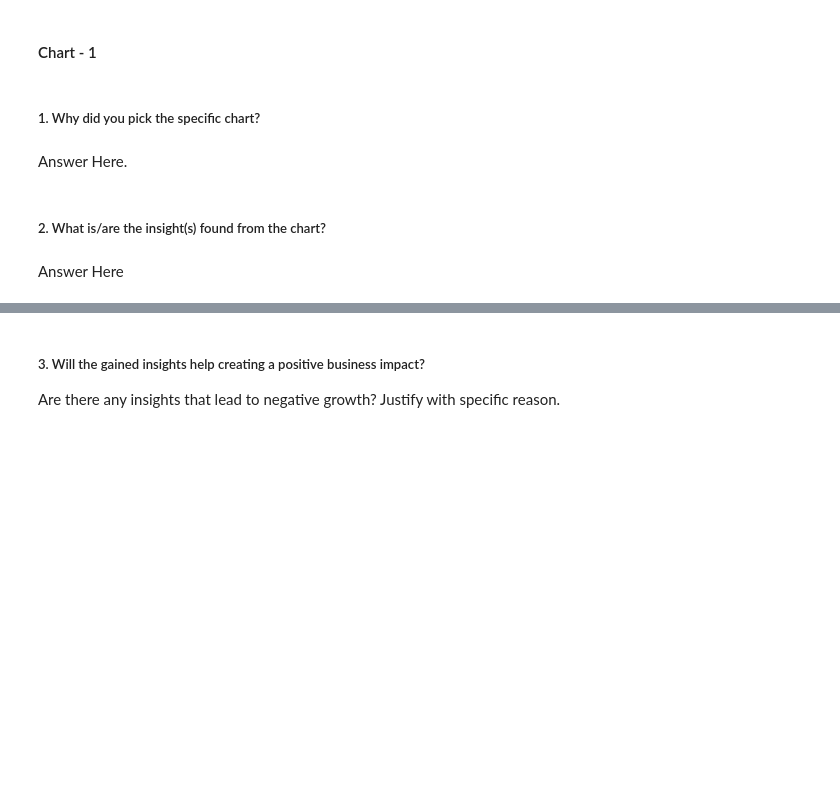
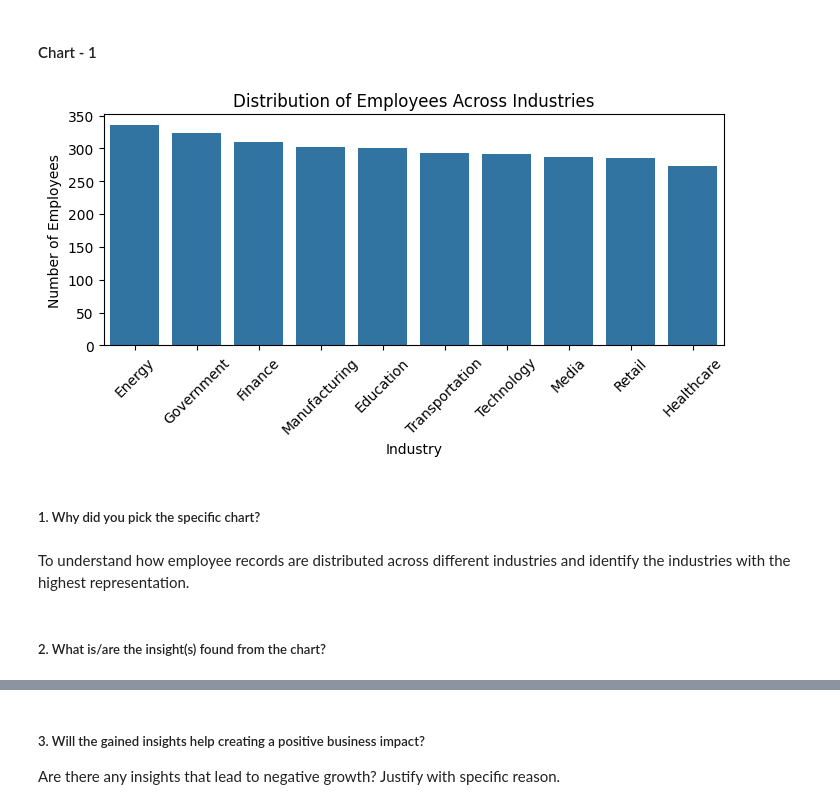
Before and after one commit to ianujrathore/GenerativeAI-and-AgenticAI, a Jupyter notebook: EDA_Project_AI_Impact_on_Job_Market_by_2030.ipynb, the cells around one changed output, grey strips where cells are left out. Drawn from its saved outputs; the diff is of its cells as text; code cells hidden in the pictures; blank space fills up the shorter version.

Commit message:
Add first five EDA charts with insights

```diff
--- a/EDA_Project_AI_Impact_on_Job_Market_by_2030.ipynb
+++ b/EDA_Project_AI_Impact_on_Job_Market_by_2030.ipynb
@@ -275,8 +273,17 @@ Insights:
+# %%
+# Chart - 1 visualization code
+plt.figure(figsize=(8,3))
+sns.countplot(x='Industry', data=df, order=df['Industry'].value_counts().index)
+plt.title('Distribution of Employees Across Industries')
+plt.xlabel('Industry')
+plt.ylabel('Number of Employees')
+plt.xticks(rotation=45)
+plt.show()
+# %% [output]
+[figure, added]
 # %% [markdown]
 ##### 1. Why did you pick the specific chart?
-# %% [markdown]
-Answer Here.
+# %% [markdown]
+To understand how employee records are distributed across different industries and identify the industries with the highest representation.
 # %% [markdown]
 ##### 2. What is/are the insight(s) found from the chart?
-# %% [markdown]
-Answer Here
```
Also changed, not shown: parts of 36 cells of this notebook.
